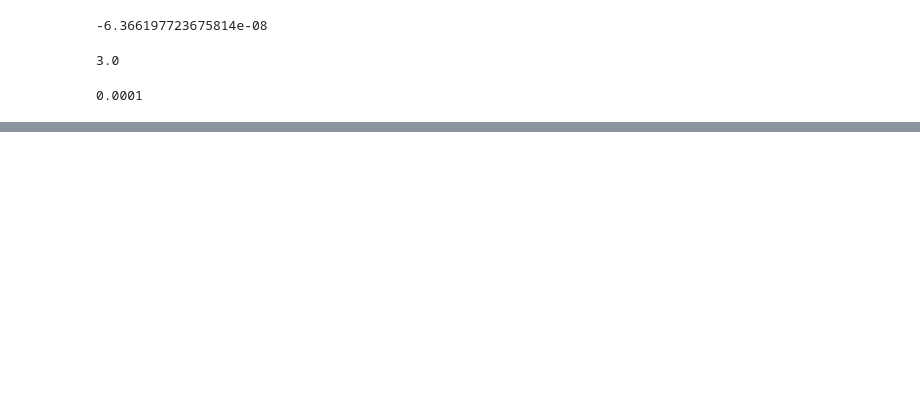
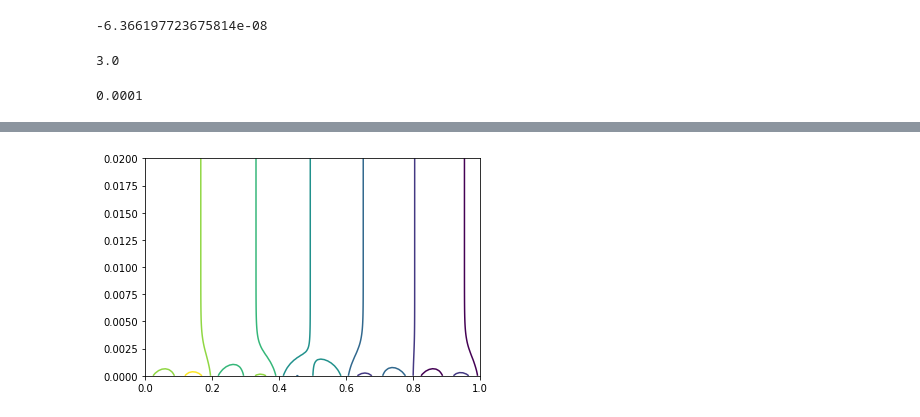
Before and after one commit to shawsa/m537, a Jupyter notebook: Takehome Project 1 Scratch.ipynb, the cells around one changed output, grey strips where cells are left out. Saved outputs shown, nothing was run; the diff lists cells and outputs as text; code cells hidden in the pictures; blank space fills up the shorter version.

```diff
--- a/Takehome Project 1 Scratch.ipynb
+++ b/Takehome Project 1 Scratch.ipynb
@@ -146,0 +154,5 @@ f(1)
+# %%
+U = u(X,T,10)
+CS = plt.contour(X,T,U)
+# %% [output]
+[figure, added]
```
Also changed, not shown: parts of 7 cells of this notebook.
